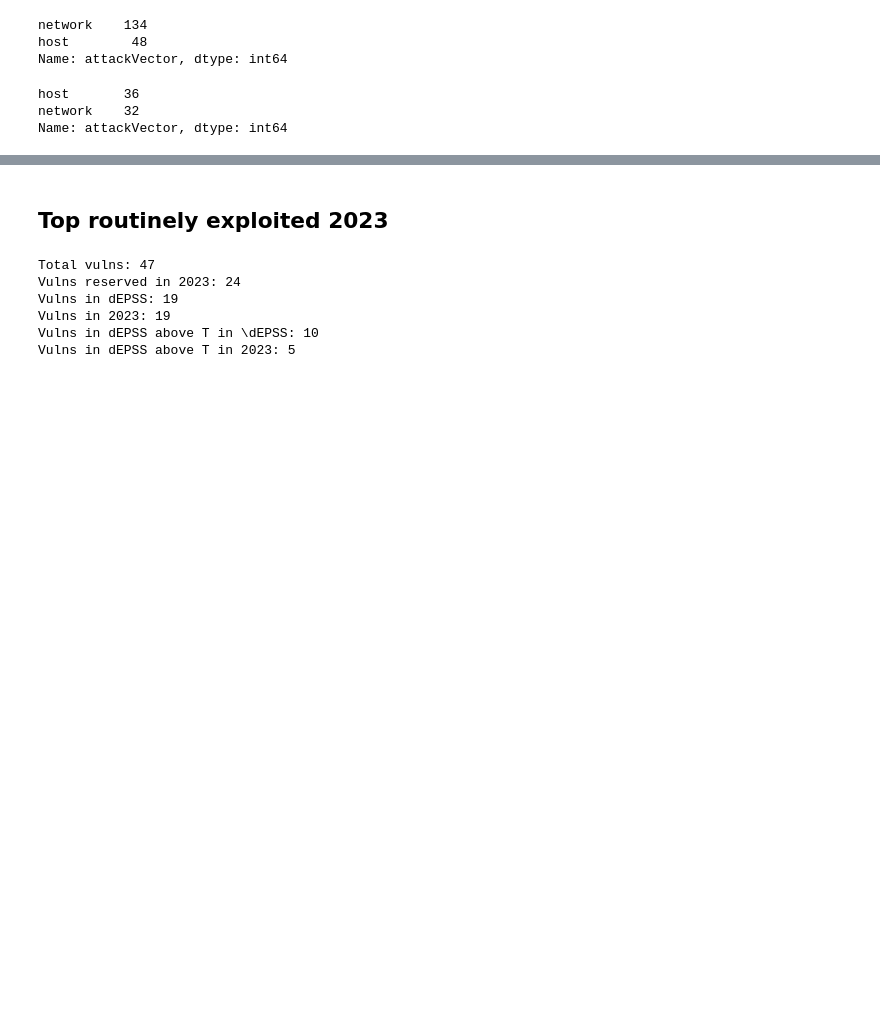
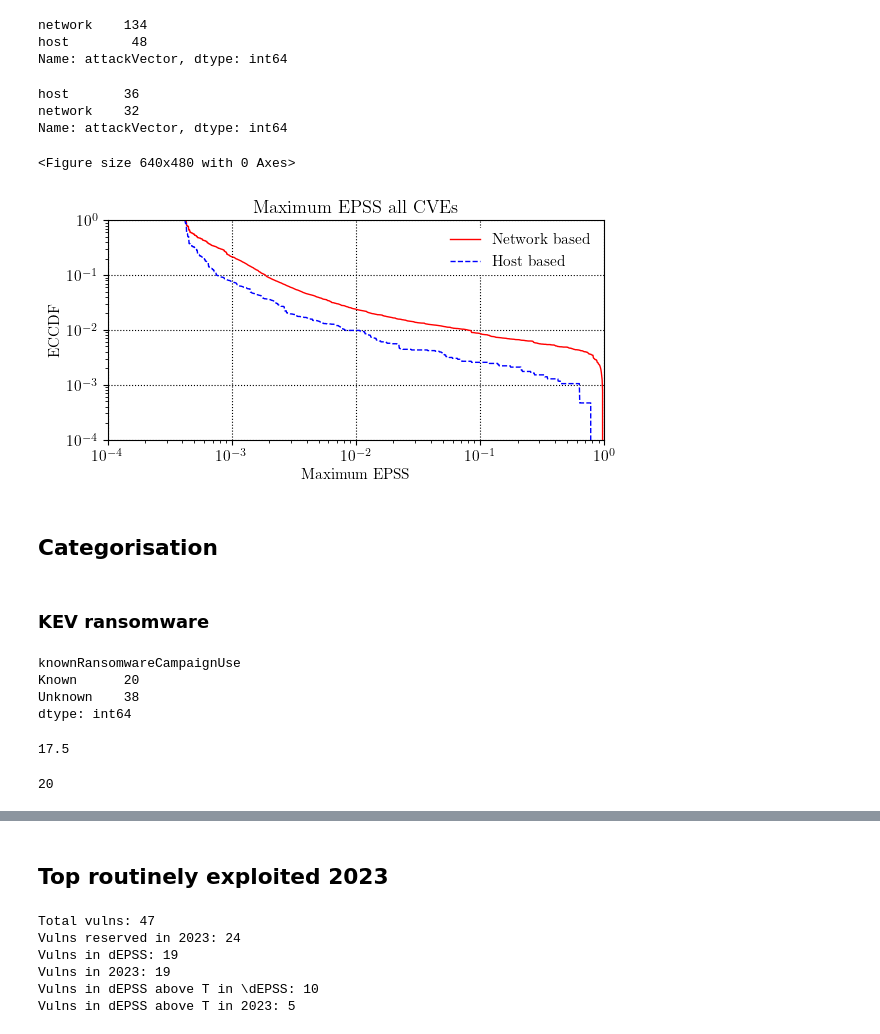
Before and after one commit to dravalico/paper-temporal-dynamics-epss, a Jupyter notebook: 1_epss3_current.ipynb, the cells around one changed output, grey strips where cells are left out. Saved outputs shown, nothing was run; the diff lists cells and outputs as text; code cells hidden in the pictures; blank space fills up the shorter version.

```diff
--- a/1_epss3_current.ipynb
+++ b/1_epss3_current.ipynb
@@ -1163,3 +1252,41 @@ df_cve_av[df_cve_av.id.isin(id_pz & id_current)].attackVector.value_counts()
 host       36
 network    32
 Name: attackVector, dtype: int64
+# %%
+id_host_based = set(df_cve_av[df_cve_av.attackVector == 'host'].id.values)
+id_network_based = set(df_cve_av[df_cve_av.attackVector == 'network'].id.values)
+# %%
+def compute_max_epss(df):
+    return df.groupby('cve')['epss'].max()
+
+
+data = [('Network based', compute_max_epss(df_current[df_current.cve.isin(id_network_based)])),
+        ('Host based', compute_max_epss(df_current[df_current.cve.isin(id_host_based)]))]
+# %%
+plot = fastplot.plot(data, None, mode='CDF_multi', CDF_complementary=True,
+                     xscale="log", xlabel='Maximum EPSS', legend=True, ylabel='ECCDF',
+                     yscale="log", ylim=(10**(-4), 1), **PLOT_ARGS)
+plot.title(f'Maximum EPSS all CVEs')
+plot.show()
+# %% [output]
+<Figure size 640x480 with 0 Axes>
+[figure, added]
+# %% [markdown]
+## Categorisation
+# %% [markdown]
+### KEV ransomware
+# %%
+df_kev_sheet[df_kev_sheet.cveID.isin(id_above)].groupby('knownRansomwareCampaignUse').size()
+# %% [output]
+knownRansomwareCampaignUse
+Known      20
+Unknown    38
+dtype: int64
+# %%
+df_time_t[df_time_t.index.isin(df_kev_sheet[df_kev_sheet.knownRansomwareCampaignUse == 'Known'].cveID)].deltaEPSS.median()
+# %% [output]
+17.5
+# %%
+df_time_t[(df_time_t.index.isin(df_kev_sheet[df_kev_sheet.knownRansomwareCampaignUse == 'Known'].cveID)) & (~df_time_t.deltaKEV.isna())].index.nunique()
+# %% [output]
+20
```
Also changed, not shown: parts of 28 cells of this notebook, 2 other files.
